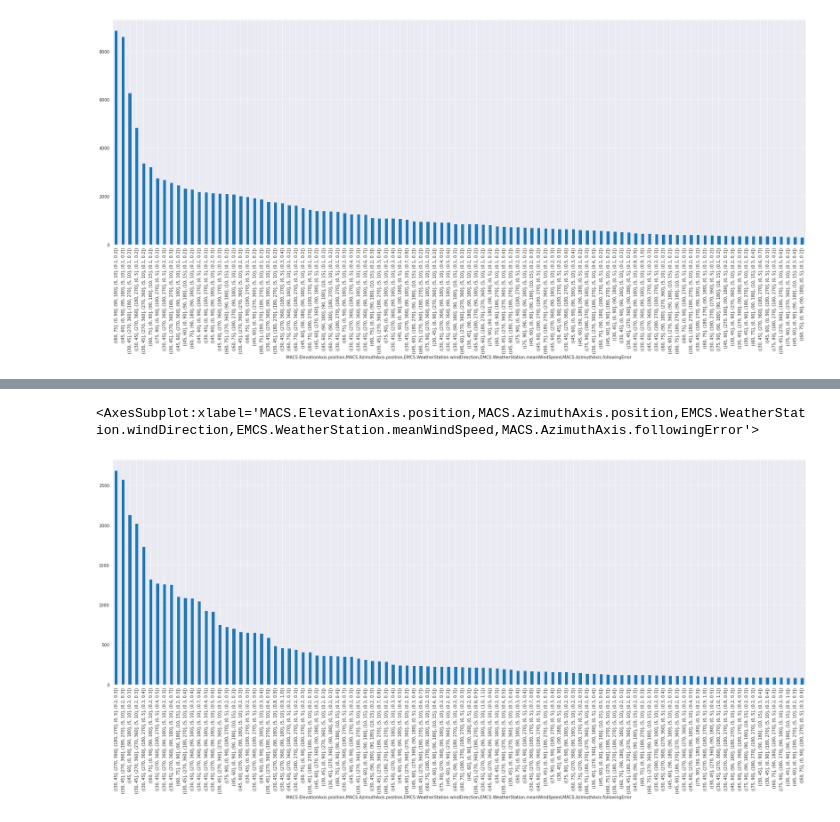
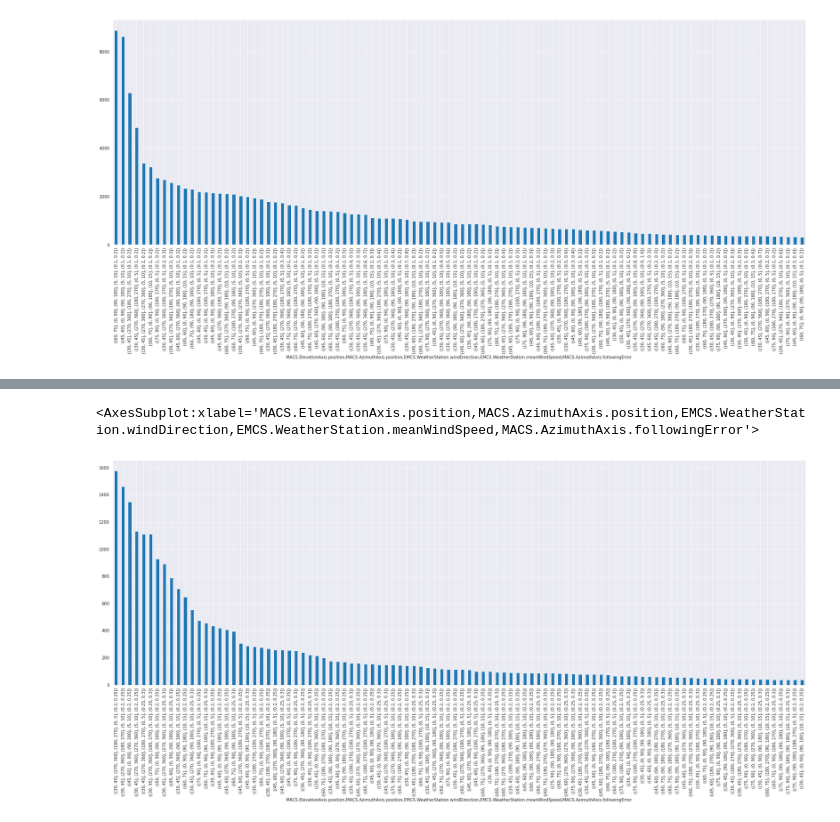
Before and after one commit to mahulo2009/DataScientistND_DataScienceBlogPost, a Jupyter notebook: Following_Error_March_2021.ipynb, the cells around one changed output, grey strips where cells are left out. Drawn from its saved outputs; the diff is of its cells as text; code cells hidden in the pictures.

```diff
--- a/Following_Error_March_2021.ipynb
+++ b/Following_Error_March_2021.ipynb
@@ -242,20 +274,20 @@ ser.plot.bar()
 # %%
 group_var = df_guiding.groupby (
     [
         pd.cut(x=df_guiding['MACS.ElevationAxis.position'], bins=np.arange(30,90+15,15)),
         pd.cut(x=df_guiding['MACS.AzimuthAxis.position'], bins=np.arange(0,360+90,90)),
         pd.cut(x=df_guiding['EMCS.WeatherStation.windDirection'], bins=np.arange(0,360+90,90)),
         pd.cut(x=df_guiding['EMCS.WeatherStation.meanWindSpeed'], bins=np.arange(0,15+5,5)),
-        pd.cut(x=df_guiding['MACS.AzimuthAxis.followingError'].abs(), bins=np.arange(0.2,10+0.1,0.1))
+        pd.cut(x=df_guiding['MACS.AzimuthAxis.followingError'].abs(), bins=np.arange(0.2,0.3+0.05,0.05))
 
     ]
 )  ['MACS.AzimuthAxis.followingError']
 
 group_var_filter = group_var.count().nlargest(n=100)
 group_var_filter.plot.bar()
 # %% [output]
 <AxesSubplot:xlabel='MACS.ElevationAxis.position,MACS.AzimuthAxis.position,EMCS.WeatherStation.windDirection,EMCS.WeatherStation.meanWindSpeed,MACS.AzimuthAxis.followingError'>
-[figure, old version]
+[figure, new version]
 # %%
 d = {}
 group_var_independent_count = group_var_independent.count()
```
Also changed, not shown: parts of 10 cells of this notebook.
